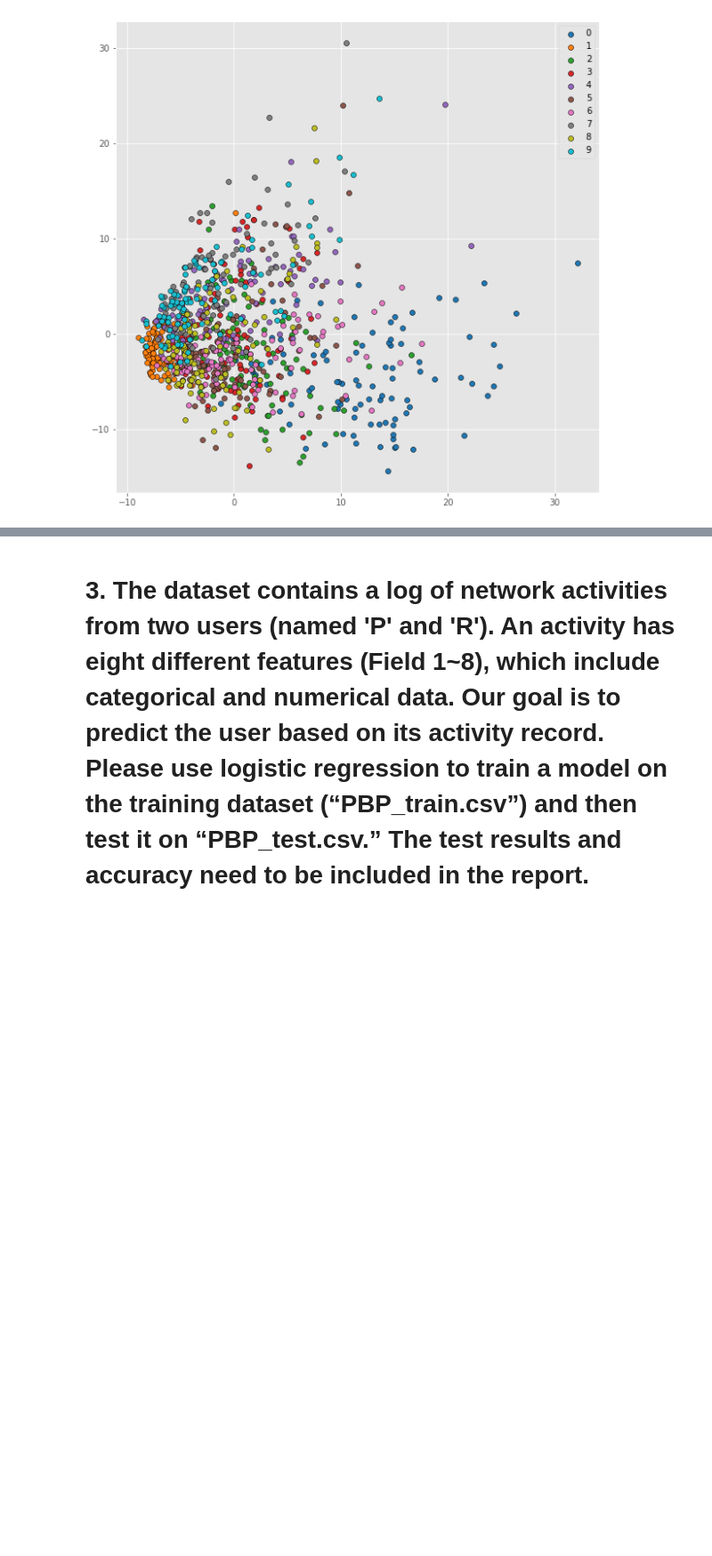
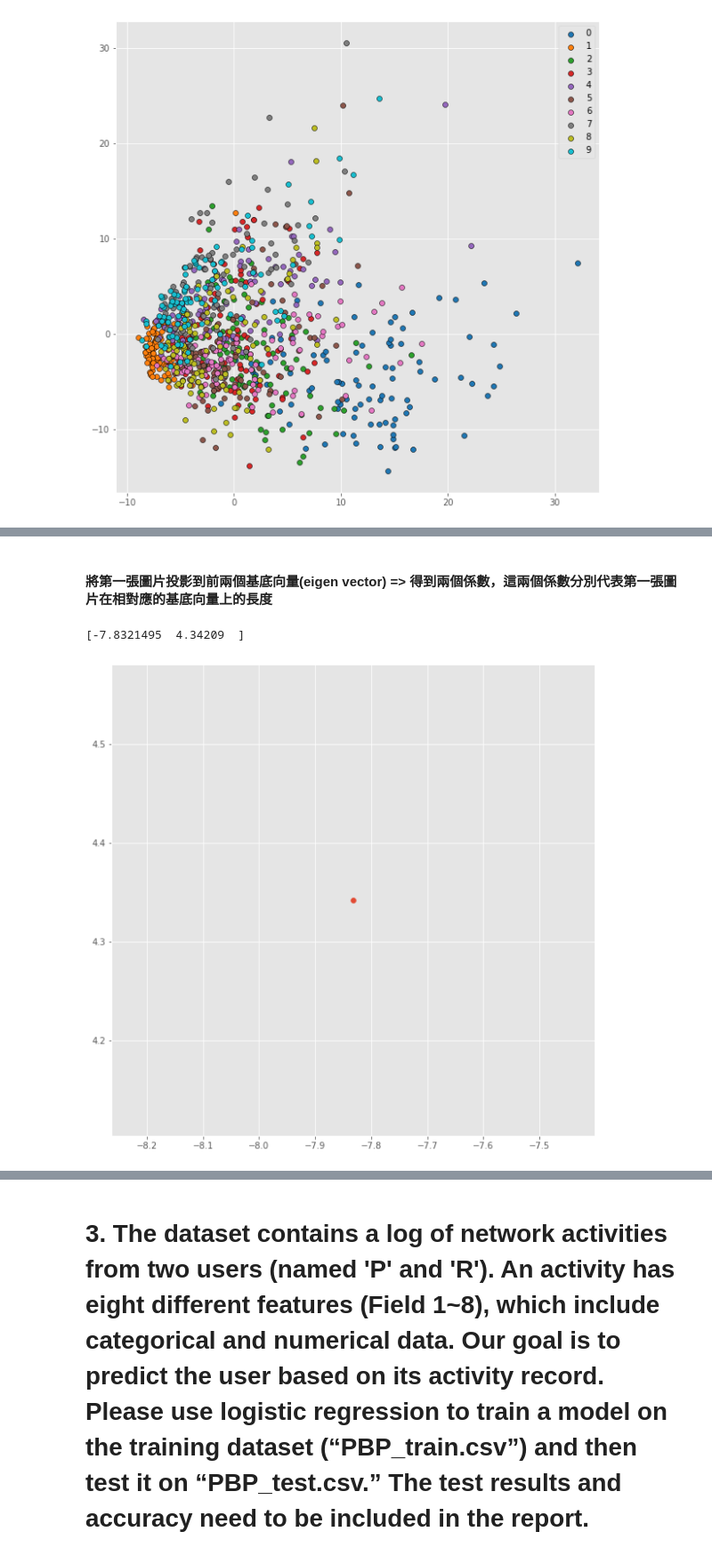
Before and after one commit to theabc50111/nccu_cs_hw, a Jupyter notebook: DeepLearning_HW/hw2/110753201_hw2_DL_資科碩一曹昱維.ipynb, the cells around one changed output, grey strips where cells are left out. Shown at 89% size. Cells and saved outputs as stored; diff of their text form; code cells hidden in the pictures; blank space fills up the shorter version.

```diff
--- a/DeepLearning_HW/hw2/110753201_hw2_DL_資科碩一曹昱維.ipynb
+++ b/DeepLearning_HW/hw2/110753201_hw2_DL_資科碩一曹昱維.ipynb
@@ -200,0 +233,14 @@ plt.legend()
+# %% [markdown]
+#### 將第一張圖片投影到前兩個基底向量(eigen vector) => 得到兩個係數，這兩個係數分別代表第一張圖片在相對應的基底向量上的長度
+# %%
+pca_trans_mat = eig_vector[:,:2]
+tmp = np.dot(x_train[0],pca_trans_mat)
+print(tmp)
+
+# Plot the training points
+plt.figure(1, figsize=(10, 10))
+plt.scatter(tmp[0], tmp[1])
+plt.show()
+# %% [output]
+[-7.8321495  4.34209  ]
+[figure, added]
```
Also changed, not shown: parts of 10 cells of this notebook, 4 other files.
